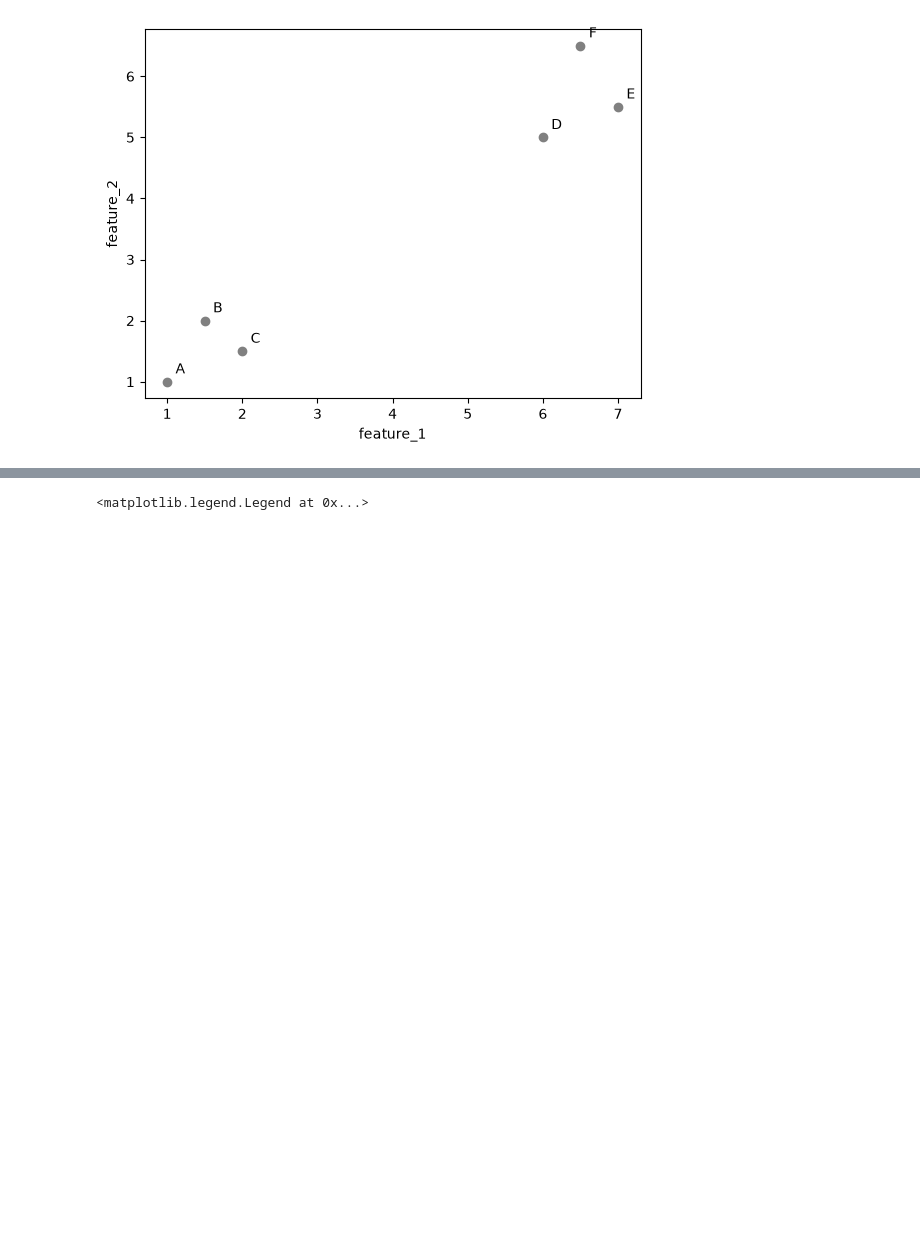
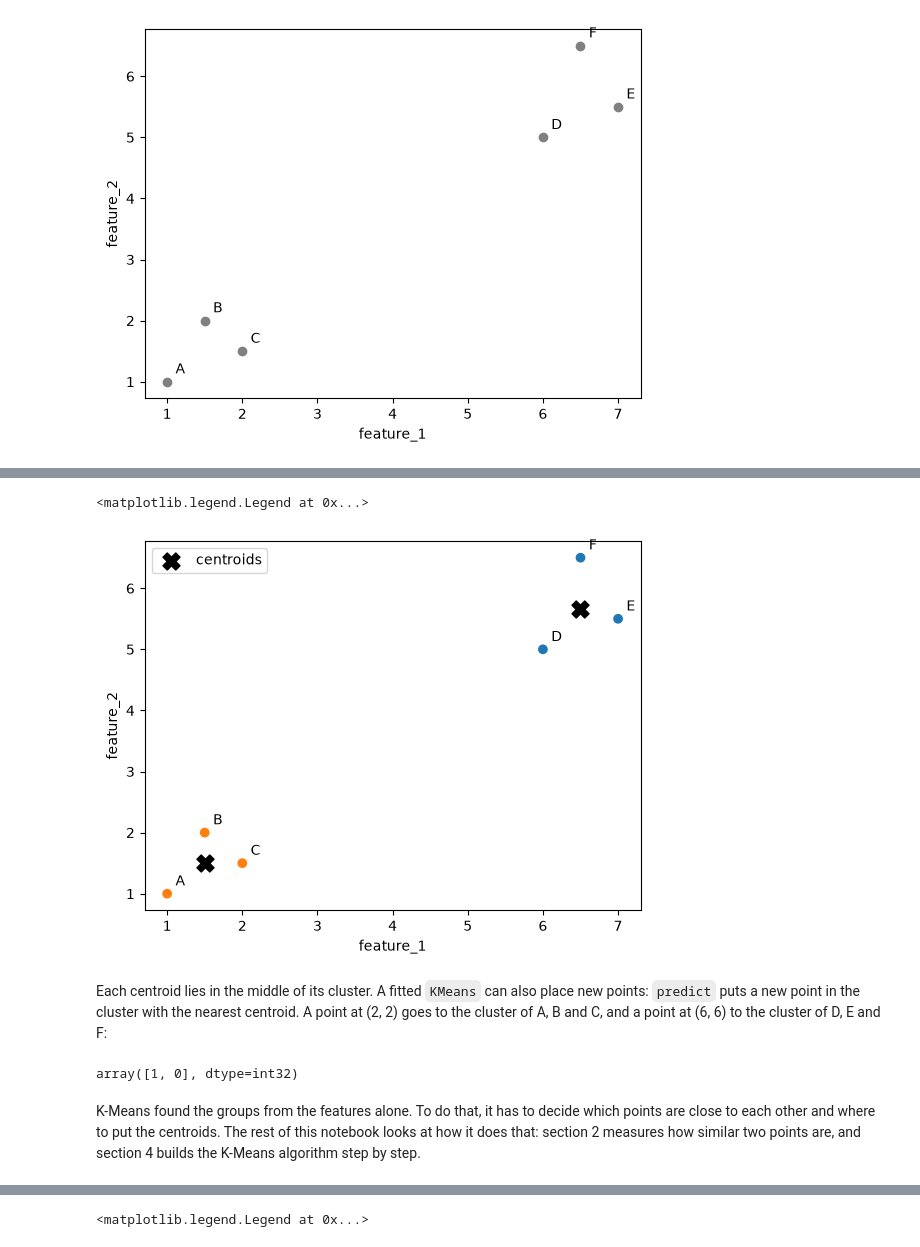
Before and after one commit to BredaUniversityADSAI/introduction-to-ml, a Jupyter notebook: self-study/_014_clustering.ipynb, the cells around one changed output, grey strips where cells are left out. Saved outputs shown, nothing was run; the diff lists cells and outputs as text; code cells hidden in the pictures; blank space fills up the shorter version.

Commit message:
Clustering draft: starts with KMeans in scikit-learn on the six points A-F; distances, scaling and K-Means by hand after

```diff
--- a/self-study/_014_clustering.ipynb
+++ b/self-study/_014_clustering.ipynb
@@ -50,0 +53,5 @@ Text(0, 0.5, 'feature_2')
+# %%
+from sklearn.cluster import KMeans
+
+kmeans = KMeans(n_clusters=2, random_state=0)
+kmeans.fit(points)
@@ -50,0 +76,22 @@ Text(0, 0.5, 'feature_2')
+# %%
+cluster_colors = np.array(['tab:blue', 'tab:orange'])
+
+plt.figure(dpi=100)
+plt.scatter(points[:, 0], points[:, 1], color=cluster_colors[kmeans.labels_])
+for name, (x1, x2) in zip(names, points):
+    plt.annotate(name, (x1, x2), textcoords='offset points', xytext=(6, 6))
+plt.scatter(kmeans.cluster_centers_[:, 0], kmeans.cluster_centers_[:, 1], color='black', marker='X', s=150, label='centroids')
+plt.xlabel('feature_1')
+plt.ylabel('feature_2')
+plt.legend()
+# %% [output]
+<matplotlib.legend.Legend at 0x...>
+[figure, added]
+# %% [markdown]
+Each centroid lies in the middle of its cluster. A fitted `KMeans` can also place new points: `predict` puts a new point in the cluster with the nearest centroid. A point at (2, 2) goes to the cluster of A, B and C, and a point at (6, 6) to the cluster of D, E and F:
+# %%
+kmeans.predict([[2, 2], [6, 6]])
+# %% [output]
+array([1, 0], dtype=int32)
+# %% [markdown]
+K-Means found the groups from the features alone. To do that, it has to decide which points are close to each other and where to put the centroids. The rest of this notebook looks at how it does that: section 2 measures how similar two points are, and section 4 builds the K-Means algorithm step by step.
```
Also changed, not shown: parts of 26 cells of this notebook.
